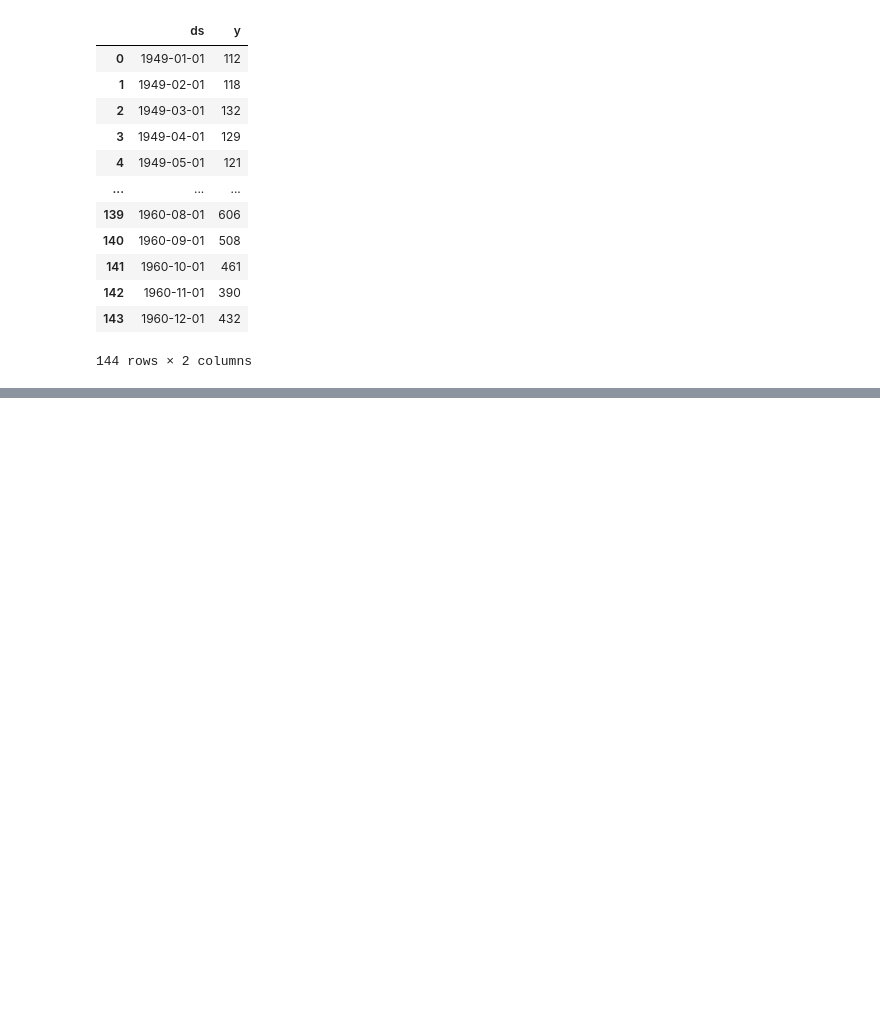
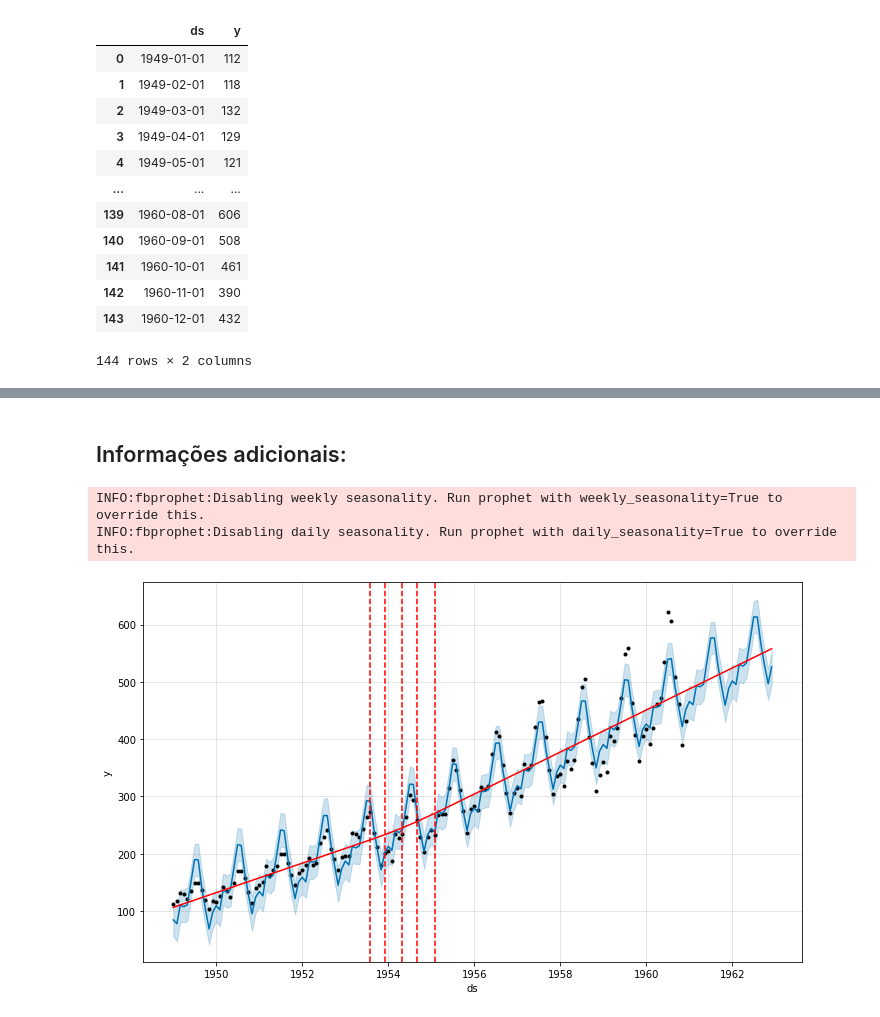
Before and after one commit to vivianerenizia/Teste_DataScience_iniciante, a Jupyter notebook: teste02-Prophet.ipynb, the cells around one changed output, grey strips where cells are left out. Cells and saved outputs as stored; diff of their text form; code cells hidden in the pictures; blank space fills up the shorter version.

```diff
--- a/teste02-Prophet.ipynb
+++ b/teste02-Prophet.ipynb
@@ -80,0 +85,7 @@ fig2 = prophet_basic.plot_components(forecast)
+# %%
+prophet_basic = Prophet(daily_seasonality = False, weekly_seasonality=False) # Ajusta o modelo instanciando um novo objeto Propheto.
+#As configurações de previsão são passadas para o construtor. nesse caso definindo a sazonalidade diária e semanal como false pois não há dados diários e semanais.
+prophet_basic.add_seasonality(name="yearly", period=365.25, fourier_order=10).fit(train_dataset) # Adiciona a sazonalidade anual e chama o fit passando o dataframe.
+future = prophet_basic.make_future_dataframe(periods=24, freq='MS') #variavel future recebendo um dataframa que estende até o futuro por um determinado período.
+# para isso foi utilizado o método auxiliar make_future_dataframe.
+future.tail(24) #Por padrão, ele também inclui as datas do histórico então podemos ver ajuste do modelo também.
@@ -80,0 +125,12 @@ fig2 = prophet_basic.plot_components(forecast)
+# %% [markdown]
+## Informações adicionais:
+# %%
+from fbprophet.plot import add_changepoints_to_plot #Para adicionar os pontos de mudança
+pro_change= Prophet() #Instancia a prophet (não passei parametos de numero de pontos de mudanças pois não sei previamente quantos são)
+forecast = pro_change.fit(train_dataset).predict(future) #treinamento e previsão
+fig2 = pro_change.plot(forecast); #plot do gráfico de previsão
+a = add_changepoints_to_plot(fig2.gca(), pro_change, forecast) #adicionando os pontos de mudança ao gráfico de previsão
+# %% [output]
+INFO:fbprophet:Disabling weekly seasonality. Run prophet with weekly_seasonality=True to override this.
+INFO:fbprophet:Disabling daily seasonality. Run prophet with daily_seasonality=True to override this.
+[figure, added]
```
Also changed, not shown: parts of 18 cells of this notebook, 1 other file.
